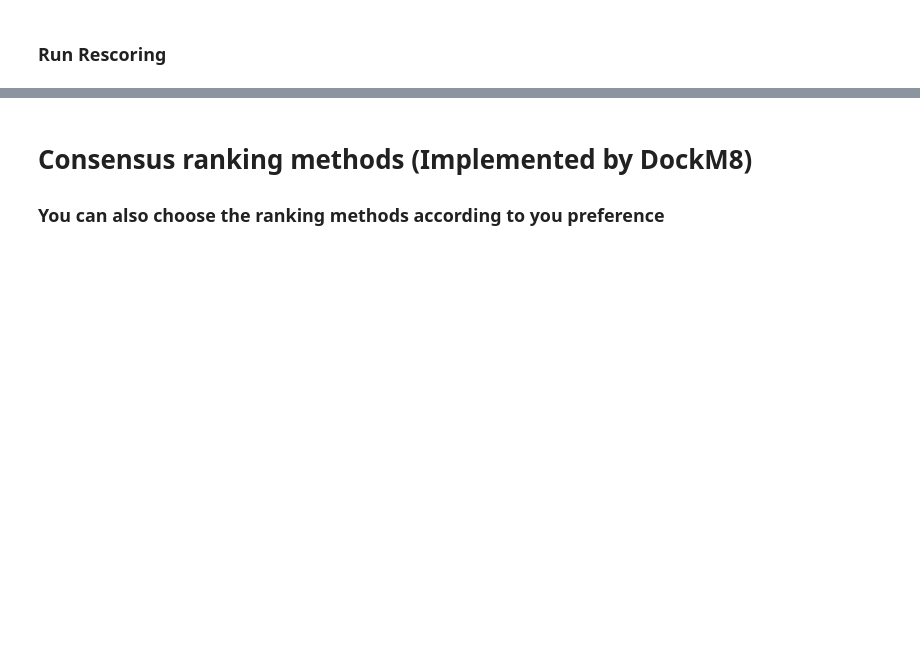
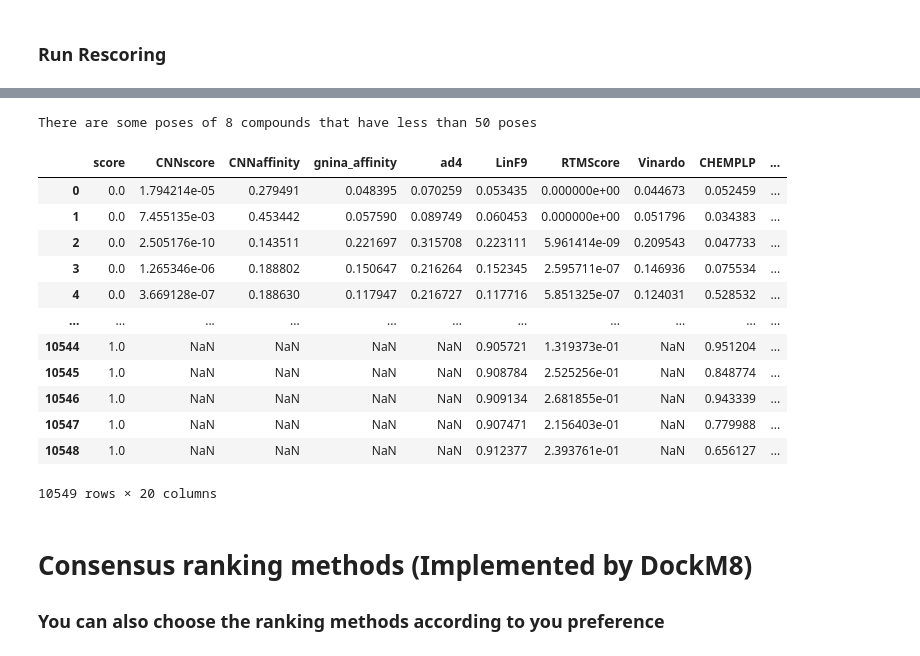
Before and after one commit to volkamerlab/MolDockLab, a Jupyter notebook: general_pipeline.ipynb, the cells around one changed output, grey strips where cells are left out. Saved outputs shown, nothing was run; the diff lists cells and outputs as text; code cells hidden in the pictures; blank space fills up the shorter version.

Commit message:
add rescoring functions

```diff
--- a/general_pipeline.ipynb
+++ b/general_pipeline.ipynb
@@ -134,3 +169,54 @@ rescoring = [
+# %%
+from sklearn.preprocessing import MinMaxScaler
+
+#load rescoring and ground truth and merging them together
+rescoring_df = pd.read_csv(OUTPUT / "all_rescoring_results.csv")
+rescoring_df[['ID', 'docking_program', 'pose']] = rescoring_df['ID'].str.split('_', expand=True)
+true_score = PandasTools.LoadSDF(str(ligand_library))[['ID', 'score']]
+merged_df = pd.merge(true_score, rescoring_df, on='ID', how='outer')
+merged_df = merged_df.apply(pd.to_numeric, errors='ignore')
+
+
+#normalize scores of merged dataframe
+scaler = MinMaxScaler()
+selected_columns = [col for col in merged_df.columns if col not in ['ID', 'docking_program', 'pose']]
+merged_df_norm = pd.DataFrame(scaler.fit_transform(merged_df[selected_columns]), columns=selected_columns)
+merged_df_norm[['ID', 'docking_program', 'pose']] = merged_df[['ID', 'docking_program', 'pose']]
+
+# find the IDs that have less than 50
+non_sense_poses = merged_df['ID'].value_counts()[merged_df['ID'].value_counts() < 50]
+print(f'There are some poses of {len(non_sense_poses)} compounds that have less than 50 poses\n')
+# merged_df_norm.dropna(inplace=True)
+# calculate the mean square error between every column and score column
+
+# calculate the mean square error between every column and score column
+for column in selected_columns:
+    if column != 'score':
+        merged_df_norm[column] = (merged_df_norm[column] - merged_df_norm['score']) ** 2
+merged_df_norm['mean_square_error'] = merged_df_norm[selected_columns].sum(axis=1)
+display(merged_df_norm)
+
+# find the best pose for each compound for each docking tool
+best_poses = merged_df_norm.groupby(['ID', 'docking_program'])['mean_square_error'].min().reset_index()
+best_poses = pd.merge(best_poses, merged_df_norm, on=['ID', 'docking_program', 'mean_square_error'], how='left')
+
+# fill unscored poses with 0
+best_poses.fillna(0, inplace=True)
+# %% [output]
+There are some poses of 8 compounds that have less than 50 poses
+|  | score | CNNscore | CNNaffinity | gnina_affinity | ad4 | LinF9 | RTMScore | Vinardo | CHEMPLP | ... |
+| 0 | 0.0 | 1.794214e-05 | 0.279491 | 0.048395 | 0.070259 | 0.053435 | 0.000000e+00 | 0.044673 | 0.052459 | ... |
+| 1 | 0.0 | 7.455135e-03 | 0.453442 | 0.057590 | 0.089749 | 0.060453 | 0.000000e+00 | 0.051796 | 0.034383 | ... |
+| 2 | 0.0 | 2.505176e-10 | 0.143511 | 0.221697 | 0.315708 | 0.223111 | 5.961414e-09 | 0.209543 | 0.047733 | ... |
+| 3 | 0.0 | 1.265346e-06 | 0.188802 | 0.150647 | 0.216264 | 0.152345 | 2.595711e-07 | 0.146936 | 0.075534 | ... |
+| 4 | 0.0 | 3.669128e-07 | 0.188630 | 0.117947 | 0.216727 | 0.117716 | 5.851325e-07 | 0.124031 | 0.528532 | ... |
+| ... | ... | ... | ... | ... | ... | ... | ... | ... | ... | ... |
+| 10544 | 1.0 | NaN | NaN | NaN | NaN | 0.905721 | 1.319373e-01 | NaN | 0.951204 | ... |
+| 10545 | 1.0 | NaN | NaN | NaN | NaN | 0.908784 | 2.525256e-01 | NaN | 0.848774 | ... |
+| 10546 | 1.0 | NaN | NaN | NaN | NaN | 0.909134 | 2.681855e-01 | NaN | 0.943339 | ... |
+| 10547 | 1.0 | NaN | NaN | NaN | NaN | 0.907471 | 2.156403e-01 | NaN | 0.779988 | ... |
+| 10548 | 1.0 | NaN | NaN | NaN | NaN | 0.912377 | 2.393761e-01 | NaN | 0.656127 | ... |
+10549 rows × 20 columns
 # %% [markdown]
 # Consensus ranking methods (Implemented by DockM8)
 ### You can also choose the ranking methods according to you preference
```
Also changed, not shown: parts of 9 cells of this notebook, 4 other files.
